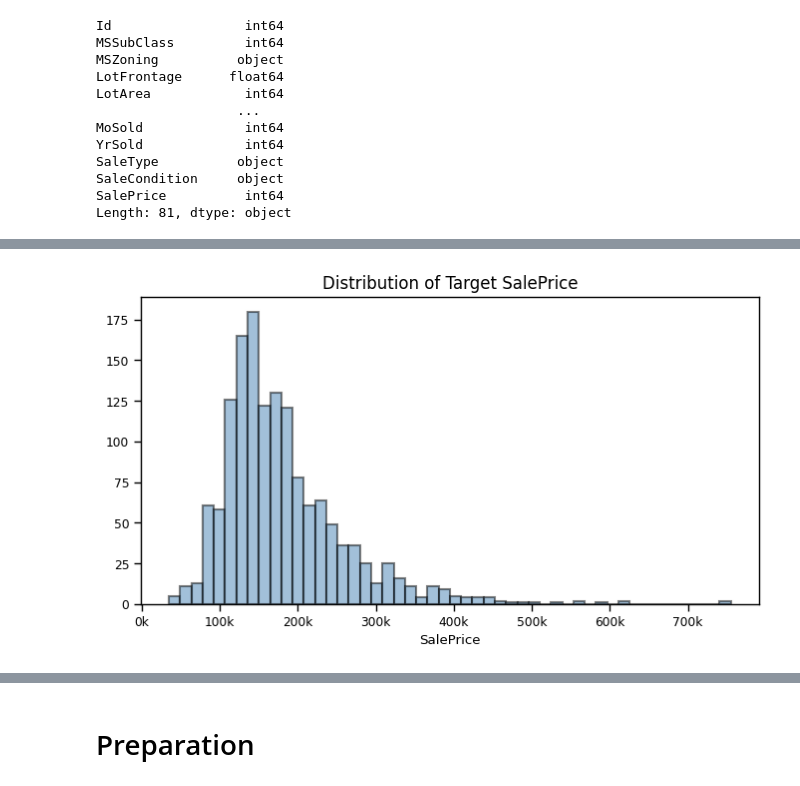
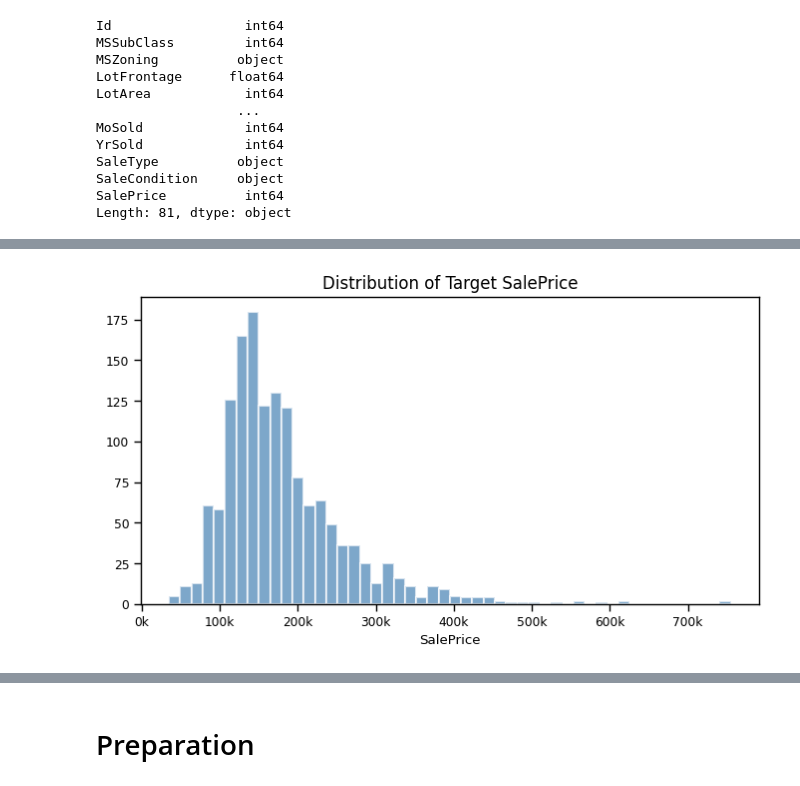
Before and after one commit to PeeteKeesel/kaggle-verse, a Jupyter notebook: competition-house-price-prediction.ipynb, the cells around one changed output, grey strips where cells are left out. Saved outputs shown, nothing was run; the diff lists cells and outputs as text; code cells hidden in the pictures.

```diff
--- a/competition-house-price-prediction.ipynb
+++ b/competition-house-price-prediction.ipynb
@@ -120,13 +122,13 @@ stats
 # %%
 plt.figure(figsize=(8, 4))
 
-plt.hist(houses['SalePrice'], bins=50, edgecolor='black', linewidth=1.5, color='#4682B4', alpha=0.5);
+plt.hist(houses['SalePrice'], bins=50, edgecolor='white', linewidth=1.5, color='#4682B4', alpha=0.7);
 plt.xlabel('SalePrice')
 plt.title("Distribution of Target SalePrice", fontsize=12)
 
 ax = plt.gca()
 ax.xaxis.set_major_formatter(ticker.FuncFormatter(lambda y, pos: f'{int(y/1_000)}k'))
 
 plt.show()
 # %% [output]
-[figure, old version]
+[figure, new version]
```
Also changed, not shown: parts of 14 cells of this notebook.
